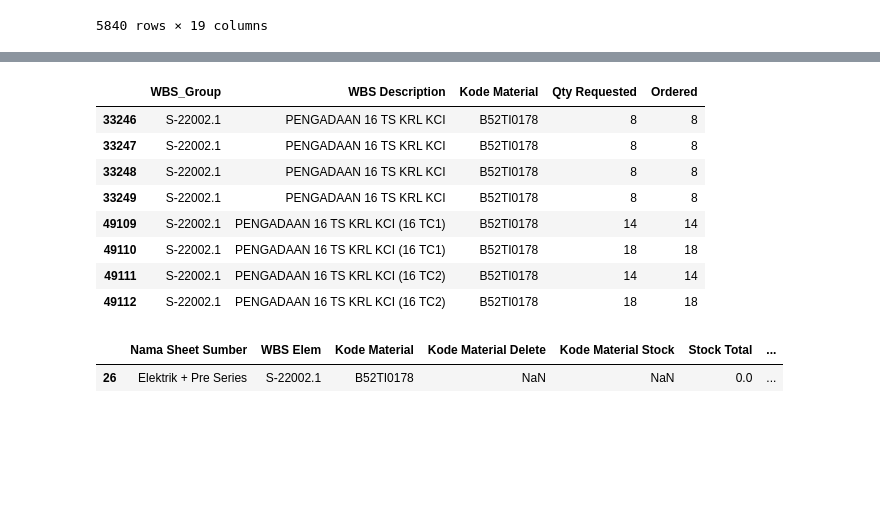
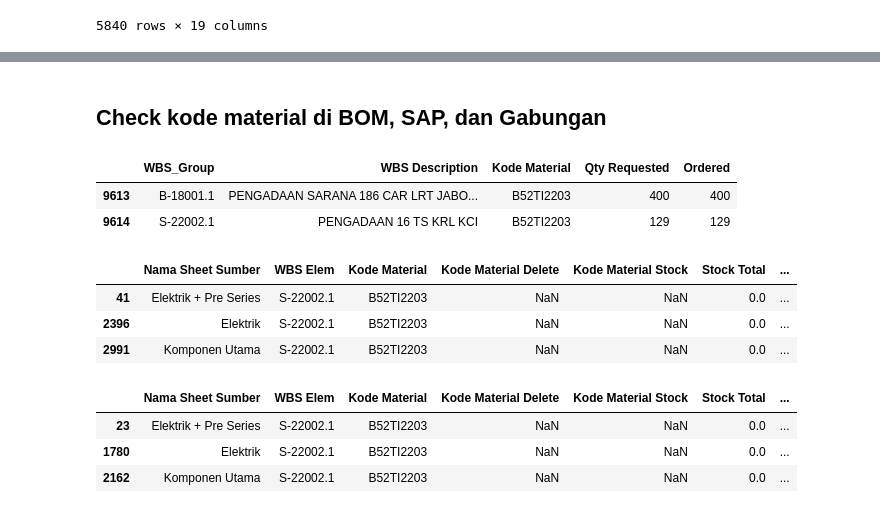
Before and after one commit to widura26/recap-automation, a Jupyter notebook: recap_automation.ipynb, the cells around one changed output, grey strips where cells are left out. Drawn from its saved outputs; the diff is of its cells as text; code cells hidden in the pictures; blank space fills up the shorter version.

Commit message:
feat: add section to Check kode material in BOM, SAP, and merger

```diff
--- a/recap_automation.ipynb
+++ b/recap_automation.ipynb
@@ -1581,17 +1629,29 @@ bom_data[bom_data["Kode Material"] == "B52TI0178"]
+# %%
+# B52TP3212
+# B52TI2203
+# B52TE6336
+# D68QH0700577
+
+komat = "B52TI2203"
+# %% [markdown]
+## Check kode material di BOM, SAP, dan Gabungan
 # %%
-sap_data[sap_data["Kode Material"] == "B52TI0178"][["WBS_Group", "WBS Description", "Kode Material", "Qty Requested", "Ordered"]]
+filtered_sap_data[filtered_sap_data["Kode Material"] == komat][["WBS_Group", "WBS Description", "Kode Material", "Qty Requested", "Ordered"]]
 # %% [output]
 |  | WBS_Group | WBS Description | Kode Material | Qty Requested | Ordered |
-| 33246 | S-22002.1 | PENGADAAN 16 TS KRL KCI | B52TI0178 | 8 | 8 |
-| 33247 | S-22002.1 | PENGADAAN 16 TS KRL KCI | B52TI0178 | 8 | 8 |
-| 33248 | S-22002.1 | PENGADAAN 16 TS KRL KCI | B52TI0178 | 8 | 8 |
-| 33249 | S-22002.1 | PENGADAAN 16 TS KRL KCI | B52TI0178 | 8 | 8 |
-| 49109 | S-22002.1 | PENGADAAN 16 TS KRL KCI (16 TC1) | B52TI0178 | 14 | 14 |
-| 49110 | S-22002.1 | PENGADAAN 16 TS KRL KCI (16 TC1) | B52TI0178 | 18 | 18 |
-| 49111 | S-22002.1 | PENGADAAN 16 TS KRL KCI (16 TC2) | B52TI0178 | 14 | 14 |
-| 49112 | S-22002.1 | PENGADAAN 16 TS KRL KCI (16 TC2) | B52TI0178 | 18 | 18 |
+| 9613 | B-18001.1 | PENGADAAN SARANA 186 CAR LRT JABO... | B52TI2203 | 400 | 400 |
+| 9614 | S-22002.1 | PENGADAAN 16 TS KRL KCI | B52TI2203 | 129 | 129 |
-# %%
-partialPRData[partialPRData["Kode Material"] == "B52TI0178"]
-# %% [output]
-|  | Nama Sheet Sumber | WBS Elem | Kode Material | Kode Material Delete | Kode Material Stock | Stock Total | ... |
-| 26 | Elektrik + Pre Series | S-22002.1 | B52TI0178 | NaN | NaN | 0.0 | ... |
+# %%
+filtered_bom_data[filtered_bom_data["Kode Material"] == komat]
+# %% [output]
+|  | Nama Sheet Sumber | WBS Elem | Kode Material | Kode Material Delete | Kode Material Stock | Stock Total | ... |
+| 41 | Elektrik + Pre Series | S-22002.1 | B52TI2203 | NaN | NaN | 0.0 | ... |
+| 2396 | Elektrik | S-22002.1 | B52TI2203 | NaN | NaN | 0.0 | ... |
+| 2991 | Komponen Utama | S-22002.1 | B52TI2203 | NaN | NaN | 0.0 | ... |
+# %%
+merge_data[merge_data["Kode Material"] == komat]
+# %% [output]
+|  | Nama Sheet Sumber | WBS Elem | Kode Material | Kode Material Delete | Kode Material Stock | Stock Total | ... |
+| 23 | Elektrik + Pre Series | S-22002.1 | B52TI2203 | NaN | NaN | 0.0 | ... |
+| 1780 | Elektrik | S-22002.1 | B52TI2203 | NaN | NaN | 0.0 | ... |
+| 2162 | Komponen Utama | S-22002.1 | B52TI2203 | NaN | NaN | 0.0 | ... |
```
Also changed, not shown: parts of 6 cells of this notebook.
